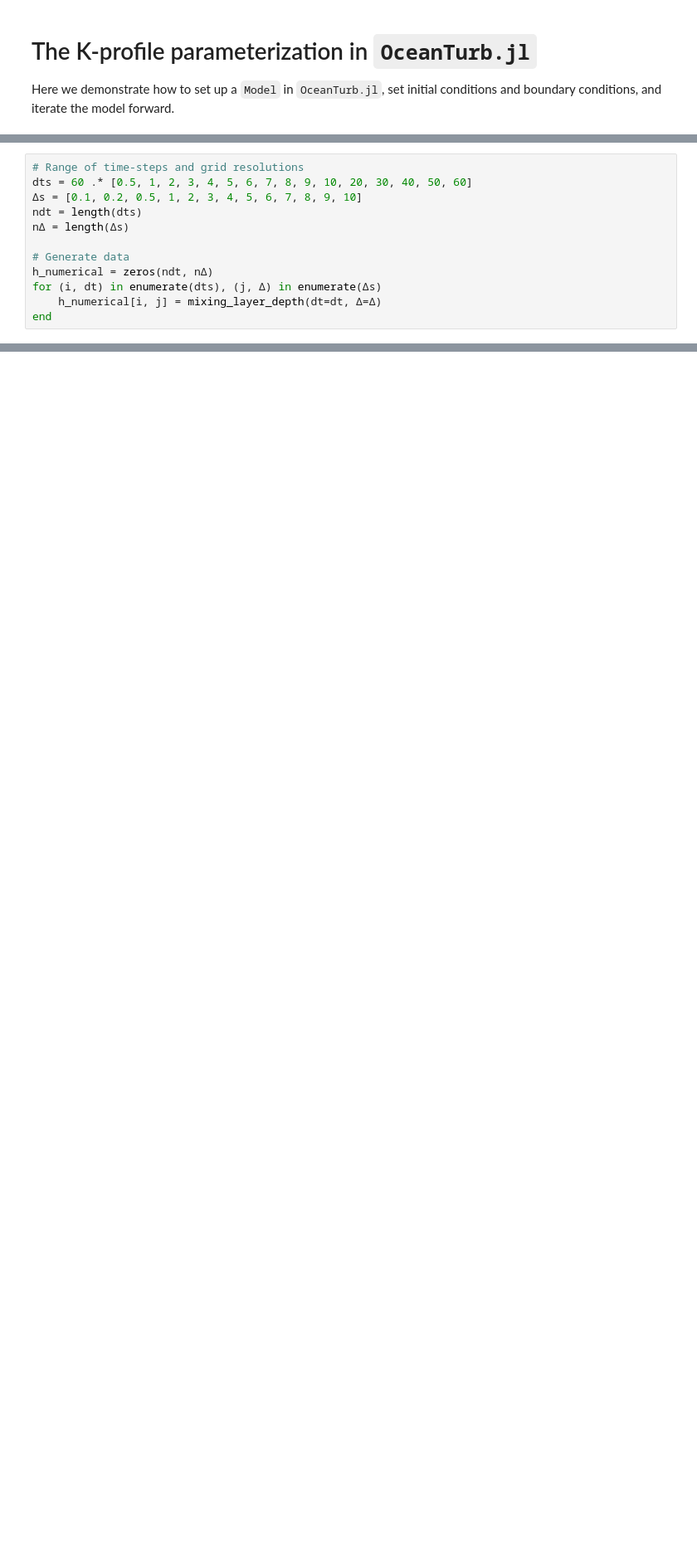
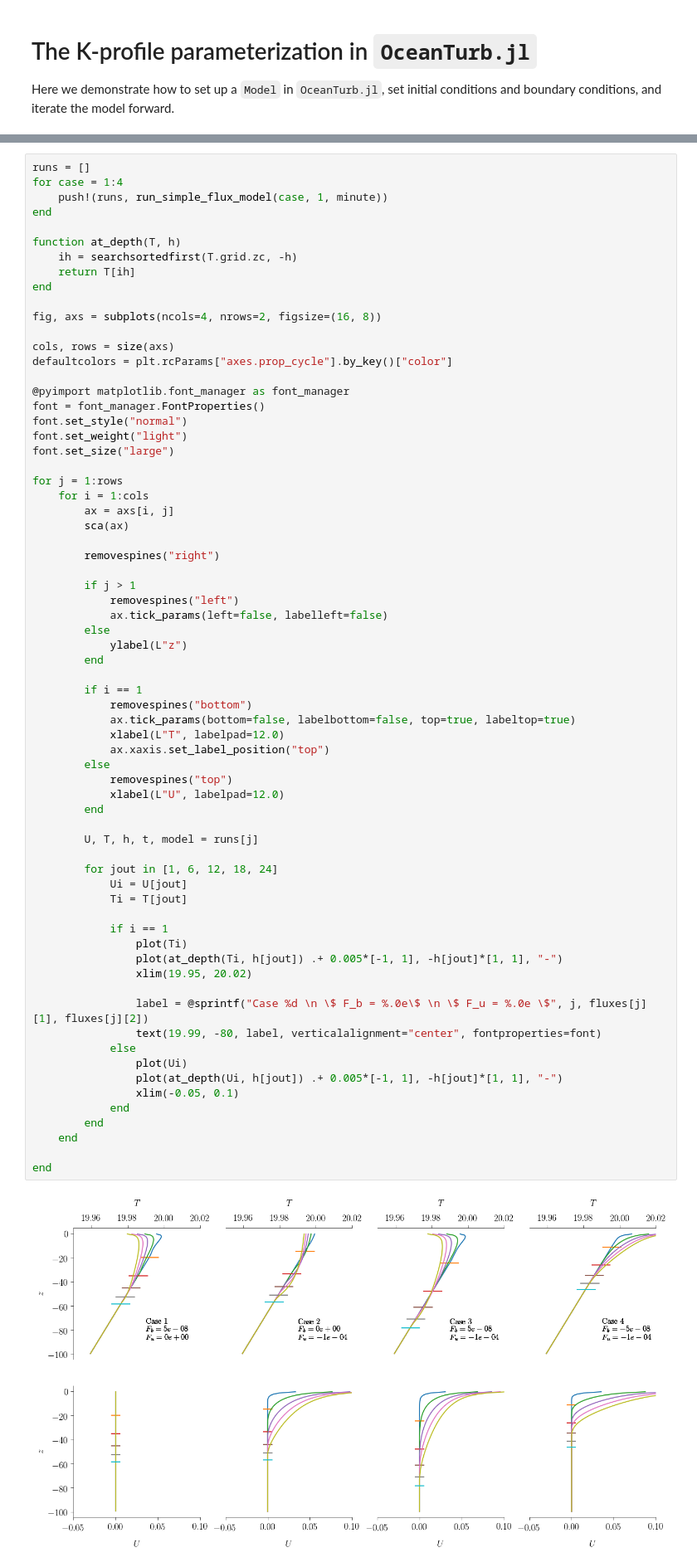
Before and after one commit to glwagner/OceanTurb.jl, a Jupyter notebook: examples/kpp_examples.ipynb, the cells around one changed output, grey strips where cells are left out. Shown: that part at 83% size. Saved outputs shown, nothing was run; the diff lists cells and outputs as text; blank space fills up the shorter version.

```diff
--- a/examples/kpp_examples.ipynb
+++ b/examples/kpp_examples.ipynb
@@ -205,12 +100,0 @@ First, we test the sensitivity of KPP to variations in
-# %%
-# Range of time-steps and grid resolutions
-dts = 60 .* [0.5, 1, 2, 3, 4, 5, 6, 7, 8, 9, 10, 20, 30, 40, 50, 60]
-Δs = [0.1, 0.2, 0.5, 1, 2, 3, 4, 5, 6, 7, 8, 9, 10]
-ndt = length(dts)
-nΔ = length(Δs)
-
-# Generate data
-h_numerical = zeros(ndt, nΔ)
-for (i, dt) in enumerate(dts), (j, Δ) in enumerate(Δs)
-    h_numerical[i, j] = mixing_layer_depth(dt=dt, Δ=Δ)
-end
@@ -358,0 +282,70 @@ axs.set_xticklabels(param_labels);
+# %%
+runs = []
+for case = 1:4
+    push!(runs, run_simple_flux_model(case, 1, minute))
+end
+
+function at_depth(T, h)
+    ih = searchsortedfirst(T.grid.zc, -h)
+    return T[ih]
+end
+
+fig, axs = subplots(ncols=4, nrows=2, figsize=(16, 8))
+
+cols, rows = size(axs)
+defaultcolors = plt.rcParams["axes.prop_cycle"].by_key()["color"]
+
+@pyimport matplotlib.font_manager as font_manager
+font = font_manager.FontProperties()
+font.set_style("normal")
+font.set_weight("light")
+font.set_size("large")
+
+for j = 1:rows
+    for i = 1:cols
+        ax = axs[i, j]
+        sca(ax)
+
+        removespines("right")
+
+        if j > 1
+            removespines("left")
+            ax.tick_params(left=false, labelleft=false)
+        else
+            ylabel(L"z")
+        end
+
+        if i == 1
+            removespines("bottom")
+            ax.tick_params(bottom=false, labelbottom=false, top=true, labeltop=true)
+            xlabel(L"T", labelpad=12.0)
+            ax.xaxis.set_label_position("top")
+        else
+            removespines("top")
+            xlabel(L"U", labelpad=12.0)
+        end
+
+        U, T, h, t, model = runs[j]
+
+        for jout in [1, 6, 12, 18, 24]
+            Ui = U[jout]
+            Ti = T[jout]
+
+            if i == 1
+                plot(Ti)
+                plot(at_depth(Ti, h[jout]) .+ 0.005*[-1, 1], -h[jout]*[1, 1], "-")
+                xlim(19.95, 20.02)
+
+                label = @sprintf("Case %d \n \$ F_b = %.0e\$ \n \$ F_u = %.0e \$", j, fluxes[j][1], fluxes[j][2])
+                text(19.99, -80, label, verticalalignment="center", fontproperties=font)
+            else
+                plot(Ui)
+                plot(at_depth(Ui, h[jout]) .+ 0.005*[-1, 1], -h[jout]*[1, 1], "-")
+                xlim(-0.05, 0.1)
+            end
+        end
+    end
+
+end
+# %% [output]
+[figure, added]
```
Also changed, not shown: parts of 19 cells of this notebook, 1 other file.
